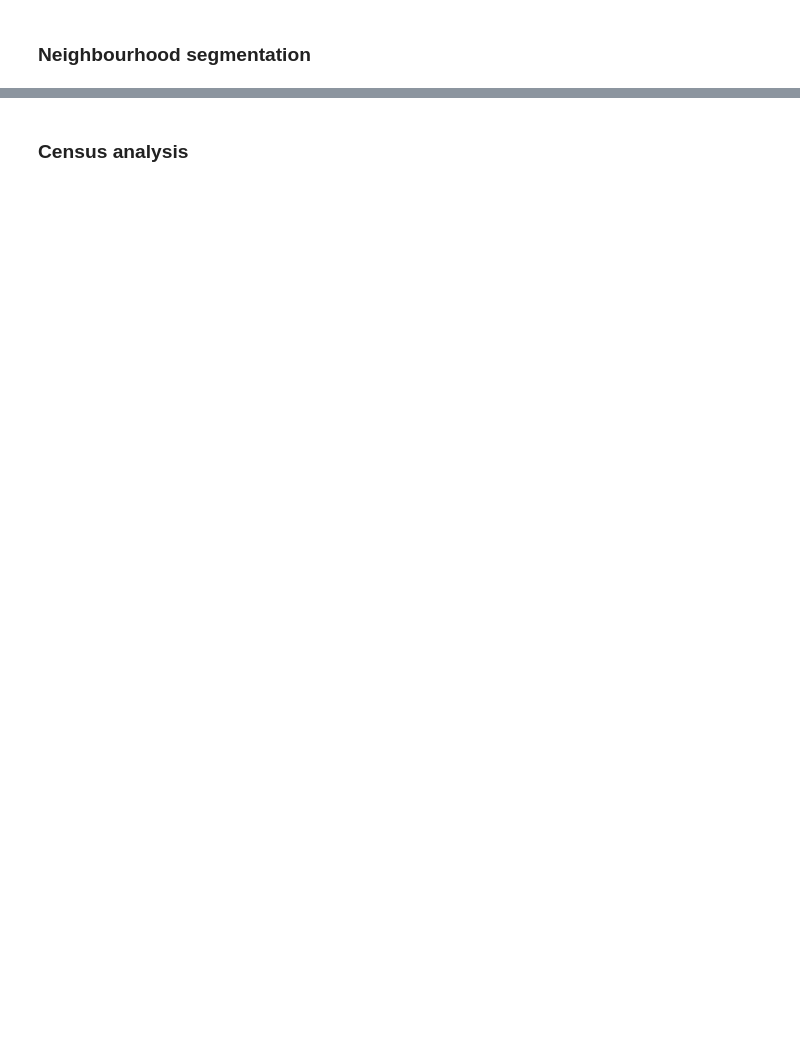
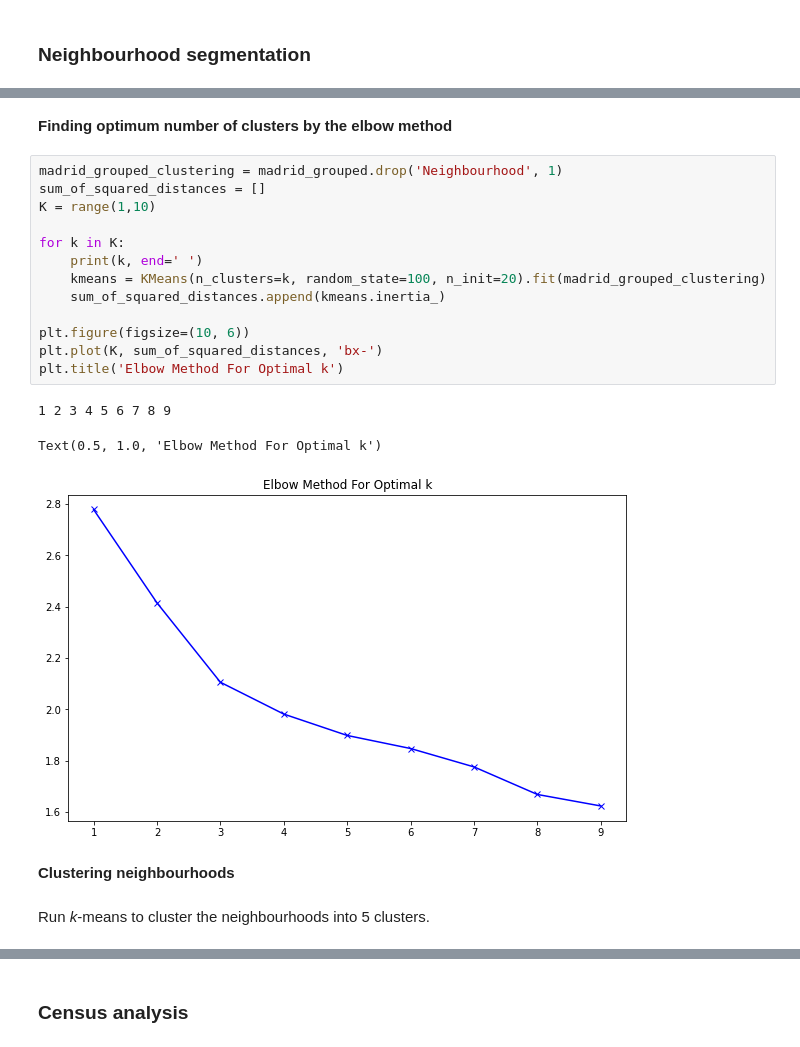
Before and after one commit to ejmacias/store_locations, a Jupyter notebook: Store_Locations/store_locations.ipynb, the cells around one changed output, grey strips where cells are left out. Drawn from its saved outputs; the diff is of its cells as text; blank space fills up the shorter version.

```diff
--- a/Store_Locations/store_locations.ipynb
+++ b/Store_Locations/store_locations.ipynb
@@ -506,0 +624,23 @@ for neighbourhood in madrid_grouped['Neighbourhood']:
+# %% [markdown]
+__Finding optimum number of clusters by the elbow method__
+# %%
+madrid_grouped_clustering = madrid_grouped.drop('Neighbourhood', 1)
+sum_of_squared_distances = []
+K = range(1,10)
+
+for k in K:
+    print(k, end=' ')
+    kmeans = KMeans(n_clusters=k, random_state=100, n_init=20).fit(madrid_grouped_clustering)
+    sum_of_squared_distances.append(kmeans.inertia_)
+
+plt.figure(figsize=(10, 6))
+plt.plot(K, sum_of_squared_distances, 'bx-')
+plt.title('Elbow Method For Optimal k')
+# %% [output]
+1 2 3 4 5 6 7 8 9
+Text(0.5, 1.0, 'Elbow Method For Optimal k')
+[figure, added]
+# %% [markdown]
+__Clustering neighbourhoods__
+# %% [markdown]
+Run _k_-means to cluster the neighbourhoods into 5 clusters.
```
Also changed, not shown: parts of 66 cells of this notebook, 4 other files.
